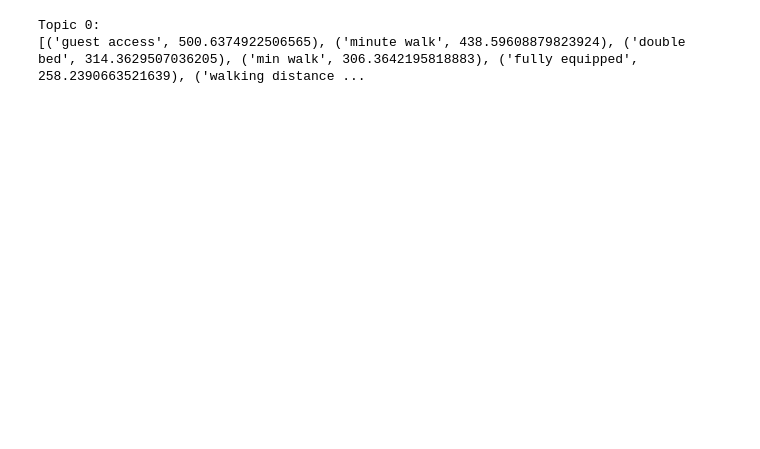
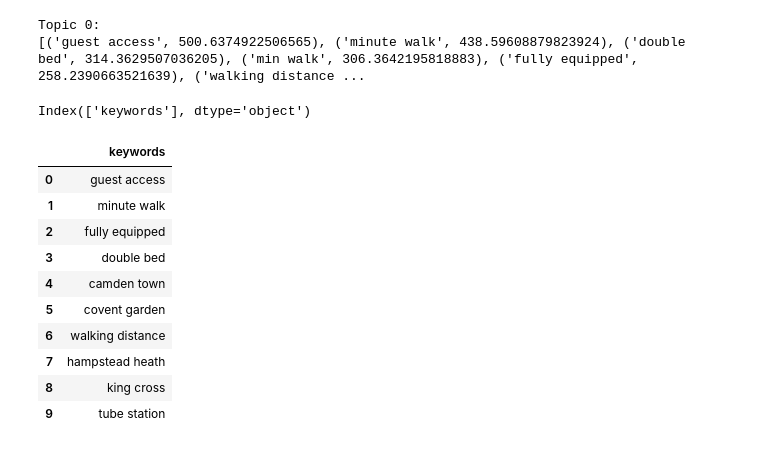
Before and after one commit to rreinhaus/airbnb_advice, a Jupyter notebook: notebooks/description_nlp_reinhaus.ipynb, the cells around one changed output. Drawn from its saved outputs; the diff is of its cells as text; code cells hidden in the pictures; blank space fills up the shorter version.

Commit message:
Keywords and notebooks

```diff
--- a/notebooks/description_nlp_reinhaus.ipynb
+++ b/notebooks/description_nlp_reinhaus.ipynb
@@ -92,3 +189,22 @@ keywords_final={}
 keywords_final['keywords'] = solution
 nlp_description = pd.DataFrame(keywords_final)
 description_london = nlp_description.to_csv('description_london.csv')
+# %%
+data_sample = pd.read_csv('Camden.csv')
+data_sample.columns
+# %% [output]
+Index(['keywords'], dtype='object')
+# %%
+data_sample
+# %% [output]
+|  | keywords |
+| 0 | guest access |
+| 1 | minute walk |
+| 2 | fully equipped |
+| 3 | double bed |
+| 4 | camden town |
+| 5 | covent garden |
+| 6 | walking distance |
+| 7 | hampstead heath |
+| 8 | king cross |
+| 9 | tube station |
```
Also changed, not shown: parts of 10 cells of this notebook, 1 other file.
